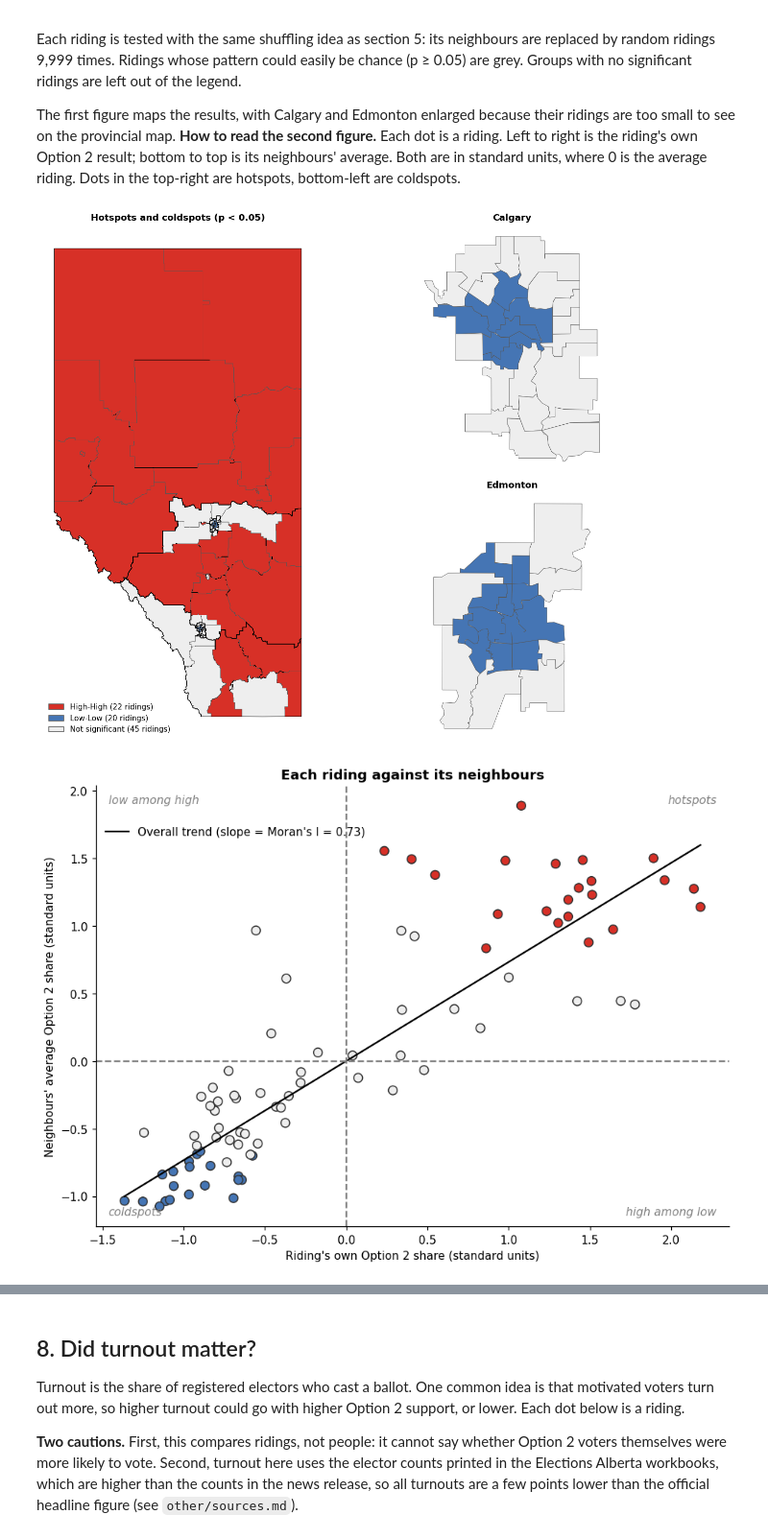
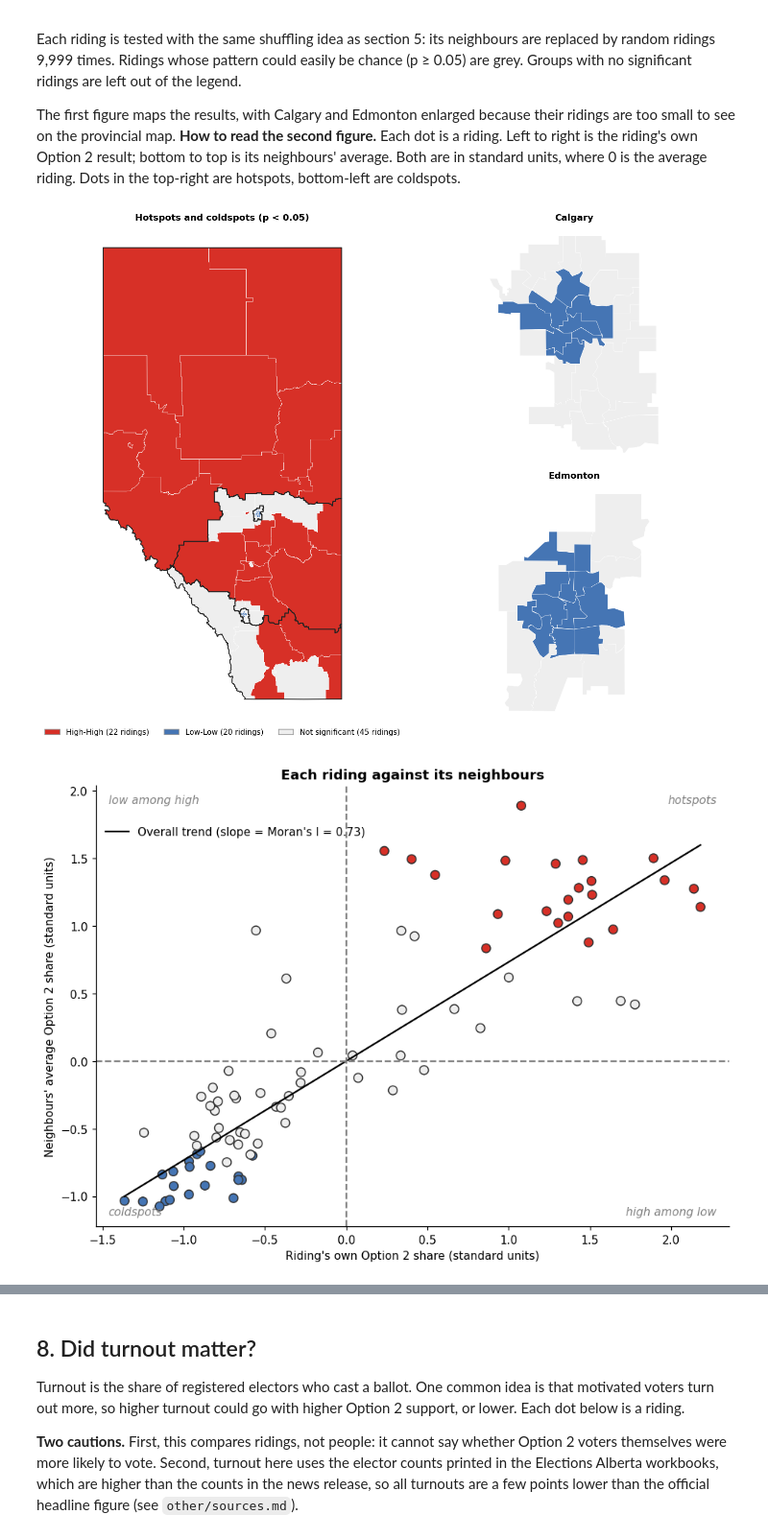
Before and after one commit to TheZarif/alberta-referendum, a Jupyter notebook: notebooks/06-spatial_analysis.ipynb, the cells around one changed output, grey strips where cells are left out. Shown at 96% size. Cells and saved outputs as stored; diff of their text form; code cells hidden in the pictures.

```diff
--- a/notebooks/06-spatial_analysis.ipynb
+++ b/notebooks/06-spatial_analysis.ipynb
@@ -42,12 +42,14 @@ from IPython.display import Markdown, display
 from matplotlib.colors import Normalize
 
 from spatial import (LISA_COLOURS, REGION_COLOURS, REGION_ORDER, knn_weights, load_q10,
-                     local_moran, moran_test, morans_i, queen_weights)
+                     local_moran, moran_test, morans_i, queen_weights, region_outlines)
 
 N_PERMUTATIONS = 9999   # random reshuffles used for every significance test
 ALPHA = 0.05            # significance threshold
 NORM = Normalize(vmin=5, vmax=55)   # one colour scale for every Option 2 map
 CMAP = "YlOrRd"
+RIDING_LINES = dict(edgecolor="white", linewidth=0.4)    # thin white: borders between ridings
+REGION_LINES = dict(color="#222222", linewidth=1.2)      # thick dark: borders between regions
 
 plt.rcParams.update({"figure.dpi": 110, "font.size": 10, "axes.spines.top": False,
                      "axes.spines.right": False, "axes.titleweight": "bold"})
@@ -69,6 +71,7 @@ Three files are combined:
 The code stops with an error if the vote totals differ from the figures Elections Alberta published on 29 October 2026, so the numbers below are the official ones.
 # %%
 gdf = load_q10()
+outlines = region_outlines(gdf)
 y = gdf["option2_pct"].to_numpy()
 
 prov_o1, prov_o2 = gdf["choice_1_votes"].sum(), gdf["choice_2_votes"].sum()
@@ -95,10 +100,10 @@ over_50.assign(ed_name=over_50["ed_name"].str.title())[["ed_name", "region", "ch
 # %%
 fig, ax = plt.subplots(figsize=(6, 8))
 for region in REGION_ORDER:
-    gdf[gdf["region"] == region].plot(ax=ax, color=REGION_COLOURS[region], edgecolor="white", linewidth=0.4)
-gdf.dissolve("region").boundary.plot(ax=ax, color="black", linewidth=0.8)
+    gdf[gdf["region"] == region].plot(ax=ax, color=REGION_COLOURS[region], **RIDING_LINES)
+outlines.boundary.plot(ax=ax, **REGION_LINES)
 ax.legend(handles=[mpatches.Patch(color=REGION_COLOURS[r], label=f"{r} ({(gdf['region'] == r).sum()} ridings)")
-                   for r in REGION_ORDER], loc="lower left", frameon=False)
+                   for r in REGION_ORDER], loc="upper center", bbox_to_anchor=(0.5, 0.0), ncol=2, frameon=False)
 ax.set_title("The five regions used in this notebook")
 ax.set_axis_off()
 plt.show()
@@ -112,8 +117,8 @@ fig = plt.figure(figsize=(16, 11))
 gs = fig.add_gridspec(2, 2, width_ratios=[1.2, 1.0])
 ax_main, ax_cal, ax_edm = fig.add_subplot(gs[:, 0]), fig.add_subplot(gs[0, 1]), fig.add_subplot(gs[1, 1])
 
-gdf.plot(column="option2_pct", cmap=CMAP, norm=NORM, edgecolor="#555555", linewidth=0.4, ax=ax_main)
-gdf.dissolve("region").boundary.plot(ax=ax_main, color="black", linewidth=1.0)
+gdf.plot(column="option2_pct", cmap=CMAP, norm=NORM, ax=ax_main, **RIDING_LINES)
+outlines.boundary.plot(ax=ax_main, **REGION_LINES)
 for _, r in over_50.iterrows():
     ax_main.plot(r["lon"], r["lat"], marker="*", markersize=15, color="black", markeredgecolor="yellow")
     ax_main.annotate(f"{r['ed_name'].title()}\n{r['option2_pct']:.1f}% Option 2", xy=(r["lon"], r["lat"]),
@@ -128,7 +133,7 @@ fig.colorbar(sm, ax=ax_main, orientation="horizontal", shrink=0.6, pad=0.02,
 
 for ax, region in ((ax_cal, "Calgary"), (ax_edm, "Edmonton")):
     sub = gdf[gdf["region"] == region]
-    sub.plot(column="option2_pct", cmap=CMAP, norm=NORM, edgecolor="#333333", linewidth=0.7, ax=ax)
+    sub.plot(column="option2_pct", cmap=CMAP, norm=NORM, edgecolor="white", linewidth=0.8, ax=ax)
     for _, r in sub.iterrows():
         ax.text(r["lon"], r["lat"], f"{r['option2_pct']:.0f}", fontsize=8, ha="center", va="center", fontweight="bold")
     ax.set_title(f"{region} ({len(sub)} ridings), numbers are Option 2 %")
@@ -352,12 +357,12 @@ for ax, sub_gdf in ((ax_map, gdf), (ax_cal, gdf[gdf["region"] == "Calgary"]), (a
     for name in present:
         part = sub_gdf[sub_gdf["lisa"] == name]
         if len(part):
-            part.plot(color=LISA_COLOURS[name], edgecolor="#555555", linewidth=0.5, ax=ax)
+            part.plot(color=LISA_COLOURS[name], ax=ax, **RIDING_LINES)
     ax.set_axis_off()
-gdf.dissolve("region").boundary.plot(ax=ax_map, color="black", linewidth=0.8)
-ax_map.legend(handles=[mpatches.Patch(facecolor=LISA_COLOURS[n], edgecolor="#555555",
+outlines.boundary.plot(ax=ax_map, **REGION_LINES)
+ax_map.legend(handles=[mpatches.Patch(facecolor=LISA_COLOURS[n], edgecolor="#999999",
                                       label=f"{n} ({(gdf['lisa'] == n).sum()} ridings)") for n in present],
-              loc="lower left", frameon=False)
+              loc="upper center", bbox_to_anchor=(0.5, 0.0), ncol=3, frameon=False)
 ax_map.set_title("Hotspots and coldspots (p < 0.05)")
 ax_cal.set_title("Calgary")
 ax_edm.set_title("Edmonton")
@@ -372,34 +377,34 @@ ax_sc.plot(xs, i_obs * xs, color="black", linewidth=1.5, label=f"Overall trend (
 ax_sc.axhline(0, color="grey", linestyle="--")
 ax_sc.axvline(0, color="grey", linestyle="--")
 for (tx, ty, label) in ((0.98, 0.98, "hotspots"), (0.02, 0.02, "coldspots"), (0.98, 0.02, "high among low"),
                         (0.02, 0.98, "low among high")):
     ax_sc.text(tx, ty, label, transform=ax_sc.transAxes, ha="right" if tx > 0.5 else "left",
                va="top" if ty > 0.5 else "bottom", color="grey", fontsize=10, style="italic")
 ax_sc.set_xlabel("Riding's own Option 2 share (standard units)")
 ax_sc.set_ylabel("Neighbours' average Option 2 share (standard units)")
 ax_sc.set_title("Each riding against its neighbours")
 ax_sc.legend(loc="upper left", bbox_to_anchor=(0, 0.93), frameon=False)
 plt.show()
 
 counts = gdf["lisa"].value_counts()
 hh = gdf[gdf["lisa"] == "High-High"]
 ll = gdf[gdf["lisa"] == "Low-Low"]
 outl = gdf[gdf["lisa"].isin(["High-Low", "Low-High"])]
 def by_region(frame):
     return ", ".join(f"{r} {n}" for r, n in frame["region"].value_counts().items())
 outlier_text = ("No riding is a significant outlier." if outl.empty else
                 f"{len(outl)} ridings are significant outliers: {', '.join(outl['ed_name'].str.title())}.")
 note(f"""**What it shows.** {len(hh)} ridings are **hotspots** ({by_region(hh)}). They form one large area
 covering every northern riding, rural central Alberta, and the southeast around Medicine Hat and Brooks.
 {len(ll)} are **coldspots** ({by_region(ll)}), mostly the central and older parts of both cities; the newer
 outer city ridings are not significant. {outlier_text} The remaining {counts.get('Not significant', 0)} ridings
 show no pattern beyond chance. They include the suburbs and towns around both cities, Red Deer, Lethbridge
 and the southwest foothills, which sit between the high and low areas.
 
 **Caution.** With 87 separate tests at the 5% level, about 4 ridings could be flagged by chance alone, so treat
 individual borderline ridings with care. The broad picture (rural hotspots, urban coldspots) is robust.""")
 # %% [output]
-[figure, old version]
+[figure, new version]
 [figure]
 **What it shows.** 22 ridings are **hotspots** (North 10, Central 9, South 3). They form one large area
 covering every northern riding, rural central Alberta, and the southeast around Medicine Hat and Brooks.
```
Also changed, not shown: parts of 5 cells of this notebook, 4 other files.
